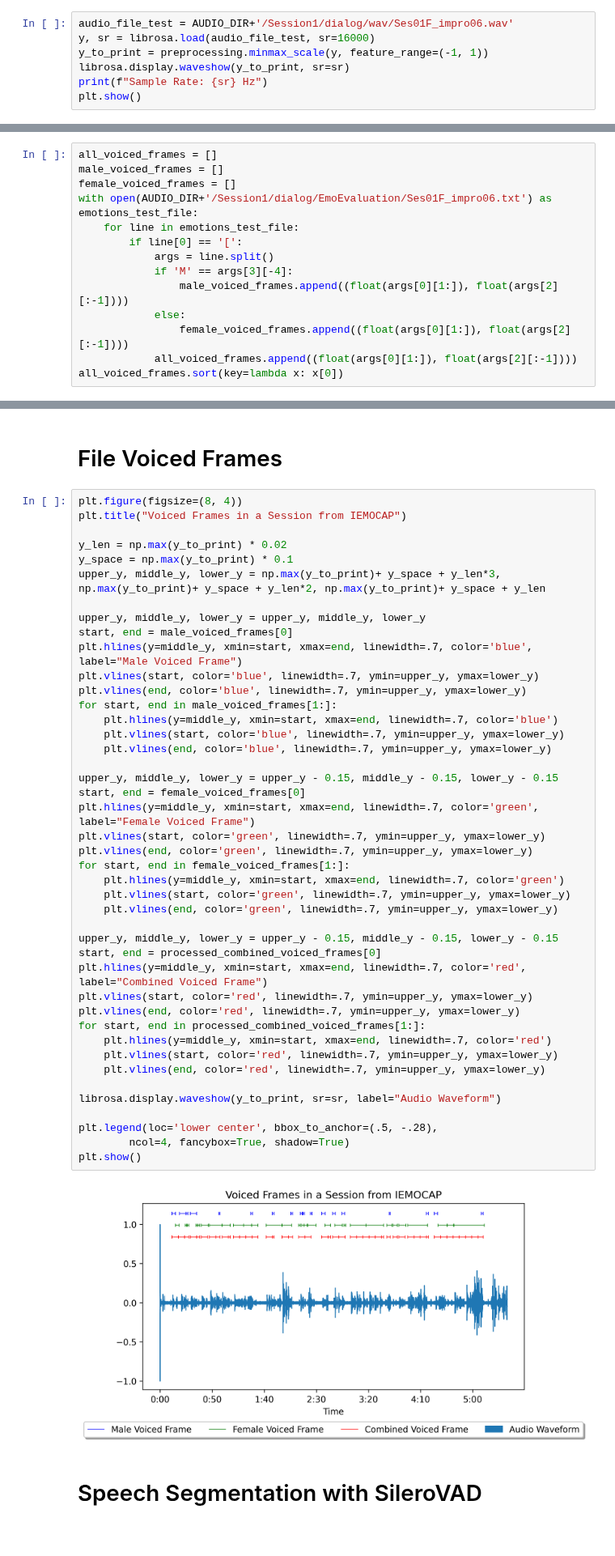
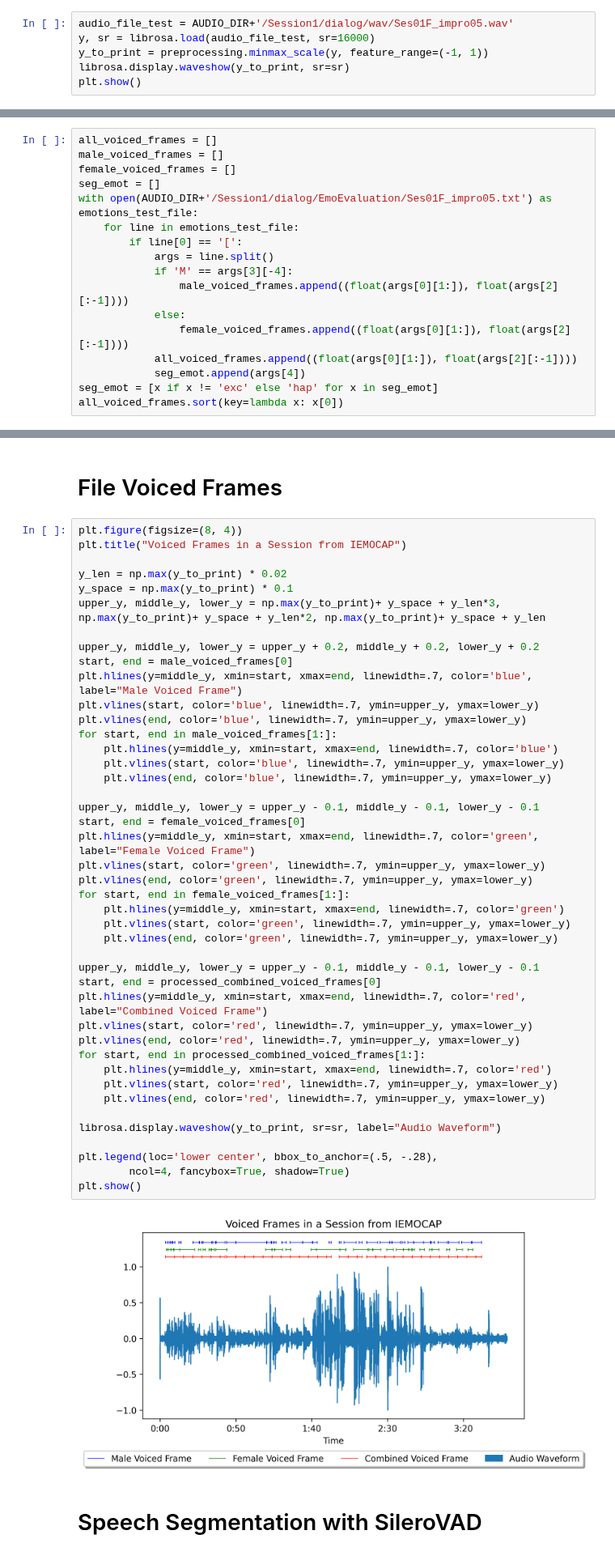
Before and after one commit to MarioCSilva/Speech_Emotion_Recognition_Thesis, a Jupyter notebook: iemocap/pipeline/1_pipeline.ipynb, the cells around one changed output, grey strips where cells are left out. Shown at 81% size. Cells and saved outputs as stored; diff of their text form.

```diff
--- a/iemocap/pipeline/1_pipeline.ipynb
+++ b/iemocap/pipeline/1_pipeline.ipynb
@@ -20,10 +24,9 @@ plt.rcParams['figure.dpi'] = 300
 # %% [markdown]
 # Loading File from IEMOCAP
 # %%
-audio_file_test = AUDIO_DIR+'/Session1/dialog/wav/Ses01F_impro06.wav'
+audio_file_test = AUDIO_DIR+'/Session1/dialog/wav/Ses01F_impro05.wav'
 y, sr = librosa.load(audio_file_test, sr=16000)
 y_to_print = preprocessing.minmax_scale(y, feature_range=(-1, 1))
 librosa.display.waveshow(y_to_print, sr=sr)
-print(f"Sample Rate: {sr} Hz")
 plt.show()
 # %% [output]
@@ -33,7 +35,8 @@ Sample Rate: 16000 Hz
 all_voiced_frames = []
 male_voiced_frames = []
 female_voiced_frames = []
-with open(AUDIO_DIR+'/Session1/dialog/EmoEvaluation/Ses01F_impro06.txt') as emotions_test_file:
+seg_emot = []
+with open(AUDIO_DIR+'/Session1/dialog/EmoEvaluation/Ses01F_impro05.txt') as emotions_test_file:
     for line in emotions_test_file:
         if line[0] == '[':
             args = line.split()
@@ -42,6 +45,8 @@ with open(AUDIO_DIR+'/Session1/dialog/EmoEvaluation/Ses01F_impro06.txt') as emot
             else:
                 female_voiced_frames.append((float(args[0][1:]), float(args[2][:-1])))
             all_voiced_frames.append((float(args[0][1:]), float(args[2][:-1])))
+            seg_emot.append(args[4])
+seg_emot = [x if x != 'exc' else 'hap' for x in seg_emot]
 all_voiced_frames.sort(key=lambda x: x[0])
 # %%
 # These have both female and male actors speech times
@@ -87,43 +92,43 @@ y_len = np.max(y_to_print) * 0.02
 y_space = np.max(y_to_print) * 0.1
 upper_y, middle_y, lower_y = np.max(y_to_print)+ y_space + y_len*3, np.max(y_to_print)+ y_space + y_len*2, np.max(y_to_print)+ y_space + y_len
 
-upper_y, middle_y, lower_y = upper_y, middle_y, lower_y
+upper_y, middle_y, lower_y = upper_y + 0.2, middle_y + 0.2, lower_y + 0.2
 start, end = male_voiced_frames[0]
 plt.hlines(y=middle_y, xmin=start, xmax=end, linewidth=.7, color='blue', label="Male Voiced Frame")
 plt.vlines(start, color='blue', linewidth=.7, ymin=upper_y, ymax=lower_y)
 plt.vlines(end, color='blue', linewidth=.7, ymin=upper_y, ymax=lower_y)
 for start, end in male_voiced_frames[1:]:
     plt.hlines(y=middle_y, xmin=start, xmax=end, linewidth=.7, color='blue')
     plt.vlines(start, color='blue', linewidth=.7, ymin=upper_y, ymax=lower_y)
     plt.vlines(end, color='blue', linewidth=.7, ymin=upper_y, ymax=lower_y)
 
-upper_y, middle_y, lower_y = upper_y - 0.15, middle_y - 0.15, lower_y - 0.15
+upper_y, middle_y, lower_y = upper_y - 0.1, middle_y - 0.1, lower_y - 0.1
 start, end = female_voiced_frames[0]
 plt.hlines(y=middle_y, xmin=start, xmax=end, linewidth=.7, color='green', label="Female Voiced Frame")
 plt.vlines(start, color='green', linewidth=.7, ymin=upper_y, ymax=lower_y)
 plt.vlines(end, color='green', linewidth=.7, ymin=upper_y, ymax=lower_y)
 for start, end in female_voiced_frames[1:]:
     plt.hlines(y=middle_y, xmin=start, xmax=end, linewidth=.7, color='green')
     plt.vlines(start, color='green', linewidth=.7, ymin=upper_y, ymax=lower_y)
     plt.vlines(end, color='green', linewidth=.7, ymin=upper_y, ymax=lower_y)
 
-upper_y, middle_y, lower_y = upper_y - 0.15, middle_y - 0.15, lower_y - 0.15
+upper_y, middle_y, lower_y = upper_y - 0.1, middle_y - 0.1, lower_y - 0.1
 start, end = processed_combined_voiced_frames[0]
 plt.hlines(y=middle_y, xmin=start, xmax=end, linewidth=.7, color='red', label="Combined Voiced Frame")
 plt.vlines(start, color='red', linewidth=.7, ymin=upper_y, ymax=lower_y)
 plt.vlines(end, color='red', linewidth=.7, ymin=upper_y, ymax=lower_y)
 for start, end in processed_combined_voiced_frames[1:]:
     plt.hlines(y=middle_y, xmin=start, xmax=end, linewidth=.7, color='red')
     plt.vlines(start, color='red', linewidth=.7, ymin=upper_y, ymax=lower_y)
     plt.vlines(end, color='red', linewidth=.7, ymin=upper_y, ymax=lower_y)
 
 librosa.display.waveshow(y_to_print, sr=sr, label="Audio Waveform")
 
 plt.legend(loc='lower center', bbox_to_anchor=(.5, -.28),
         ncol=4, fancybox=True, shadow=True)
 plt.show()
 # %% [output]
-[figure, old version]
+[figure, new version]
 # %% [markdown]
 # Speech Segmentation with SileroVAD
 # %%
```
Also changed, not shown: parts of 15 cells of this notebook, 13 other files.
